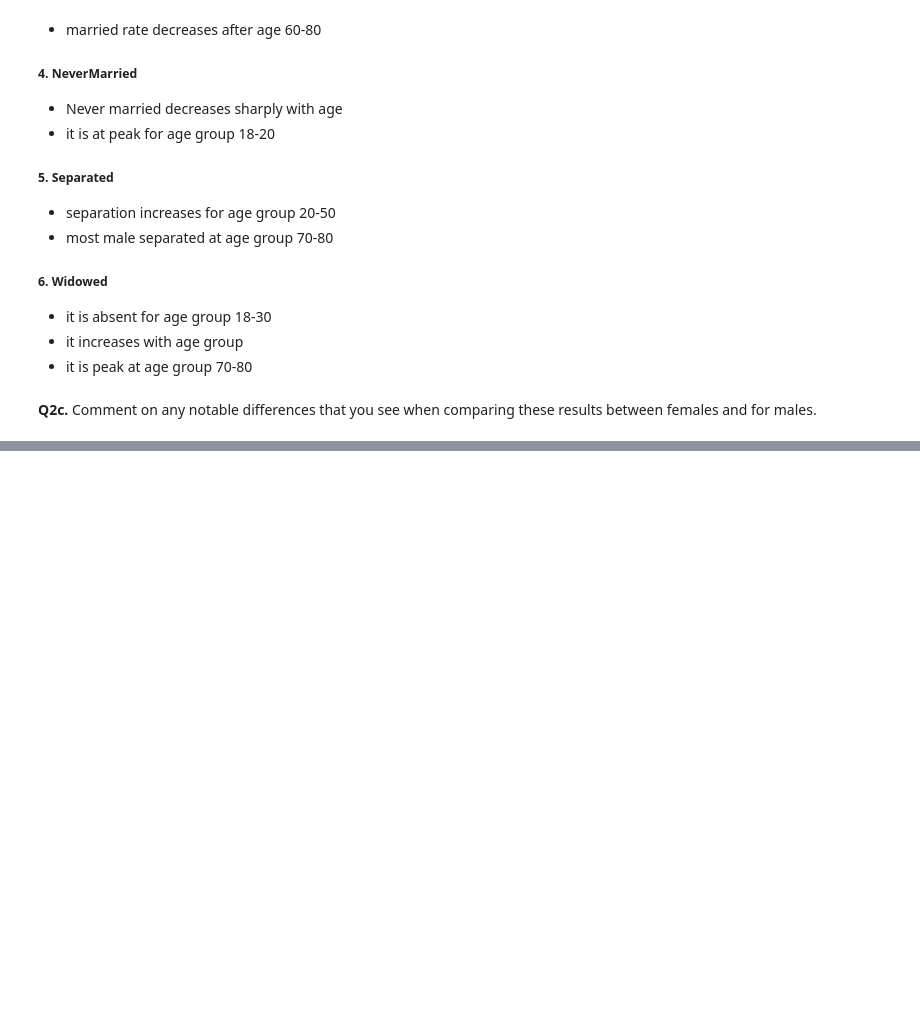
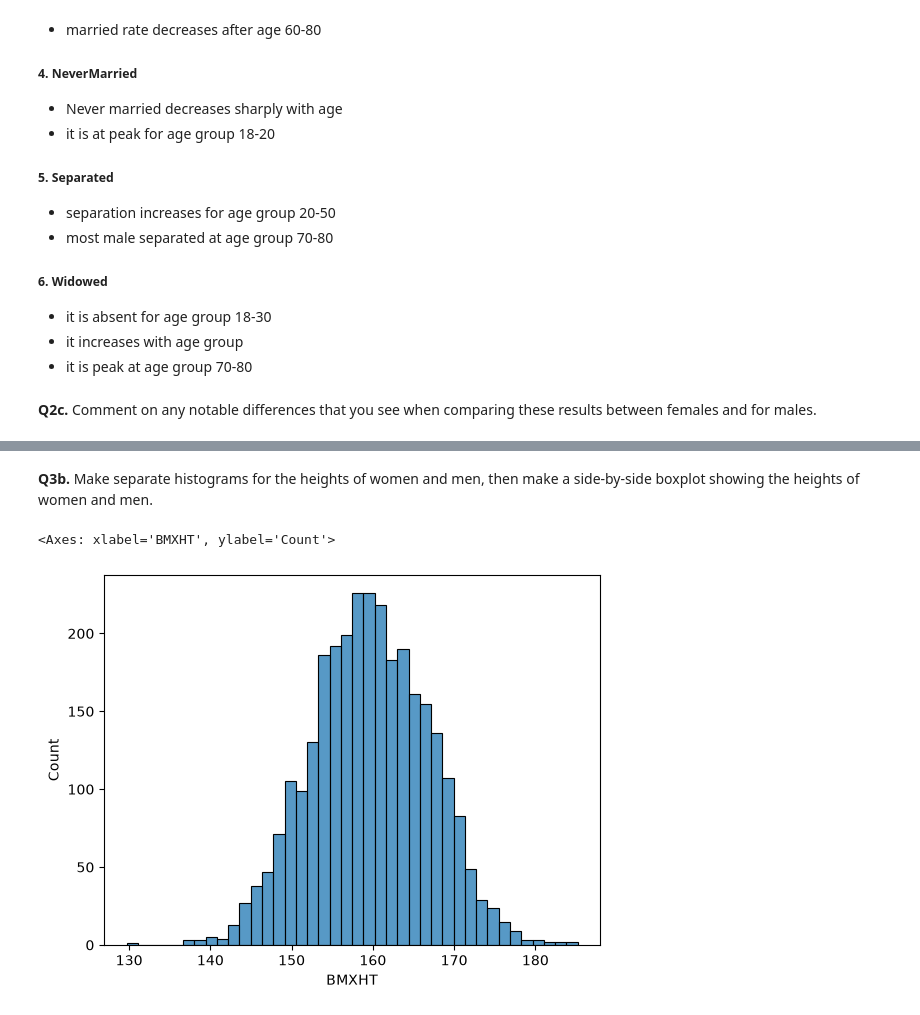
Before and after one commit to pk-790324/Statistics_For_DataScience, a Jupyter notebook: course1/module1/practice_nhanes_univariate_analyses.ipynb, the cells around one changed output, grey strips where cells are left out. Drawn from its saved outputs; the diff is of its cells as text; code cells hidden in the pictures; blank space fills up the shorter version.

```diff
--- a/course1/module1/practice_nhanes_univariate_analyses.ipynb
+++ b/course1/module1/practice_nhanes_univariate_analyses.ipynb
@@ -273,0 +297,9 @@ __Q2c.__ Comment on any notable differences that you see when comparing these re
+# %% [markdown]
+__Q3b.__ Make separate histograms for the heights of women and men, then make a side-by-side boxplot showing the heights of women and men.
+# %%
+# histogram of female BMXHT
+fem_hei=df.query('RIAGENDR==2')
+sns.histplot(data=fem_hei.BMXHT)
+# %% [output]
+<Axes: xlabel='BMXHT', ylabel='Count'>
+[figure, added]
```
Also changed, not shown: parts of 37 cells of this notebook.
